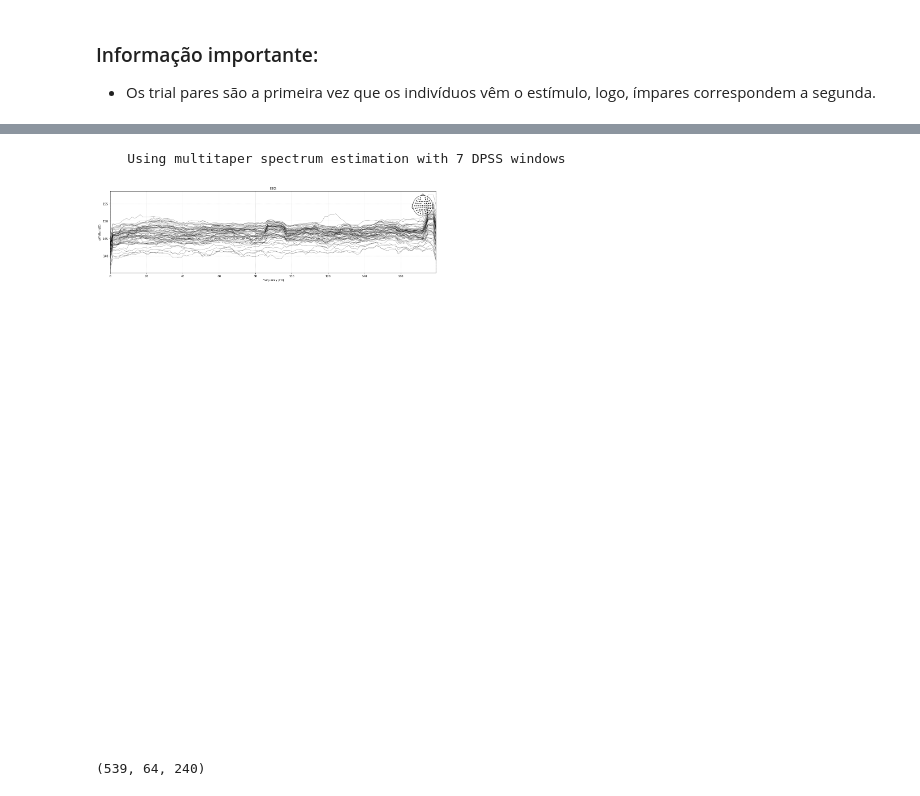
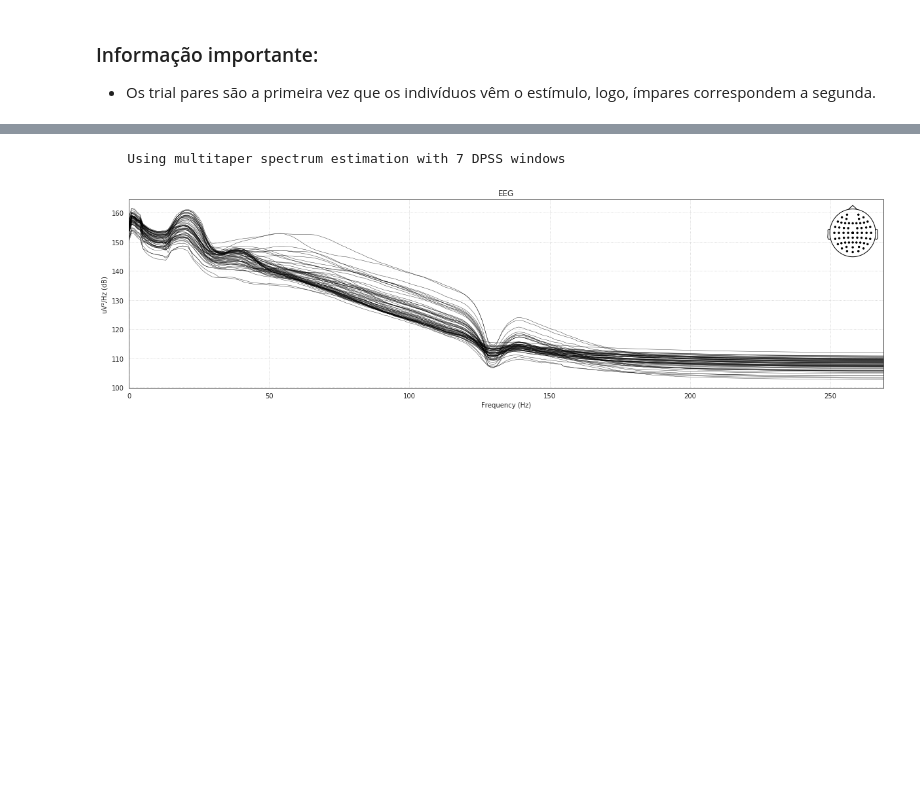
Before and after one commit to bruAristimunha/Across-Modalities, a Jupyter notebook: Leitura.ipynb, the cells around one changed output, grey strips where cells are left out. Saved outputs shown, nothing was run; the diff lists cells and outputs as text; code cells hidden in the pictures; blank space fills up the shorter version.

```diff
--- a/Leitura.ipynb
+++ b/Leitura.ipynb
@@ -14,20 +7,0 @@ baseline     = lambda df : df['ft_data_auditory'].cfg.baseline
-# %%
-def makeMNE(file_name)-> mne.epochs.EpochsArray:
-
-
-    file = sio.loadmat(file_name,squeeze_me=True, struct_as_record=False)
-
-    data = trial (file)
-
-    info = mne.create_info(
-              ch_names = list(ch_names (file)),
-              ch_types='eeg',
-              sfreq = 359)
-
-    base = tuple(baseline (file))
-    tmin = min(time (file))
-
-    epochs =  EpochsArray(data,info,tmin=tmin,baseline=base,proj=True)
-    epochs.set_montage(mne.channels.read_montage(kind='biosemi64'))
-
-    return epochs
@@ -125,8 +66,12 @@ axs = aud[0].plot(scalings={"eeg": 1000e-1},
 # %%
+import seaborn as sns
+sns.set_style('white')
 
 plt.rcParams["figure.figsize"] = [20,5]
 
-fig = aud[0].plot_psd(tmax=np.inf, fmax=359,show=False,average=False)
+fig = aud[0].plot_psd(tmax=np.inf, fmax=359,average=False,spatial_colors=True)
+
+fig.tight_layout()
 # %% [output]
     Using multitaper spectrum estimation with 7 DPSS windows
-[figure, old version]
+[figure, new version]
@@ -137,4 +77,0 @@ data = trial (file)
-# %%
-aud[0].get_data().shape
-# %% [output]
-(539, 64, 240)
```
Also changed, not shown: parts of 9 cells of this notebook.
